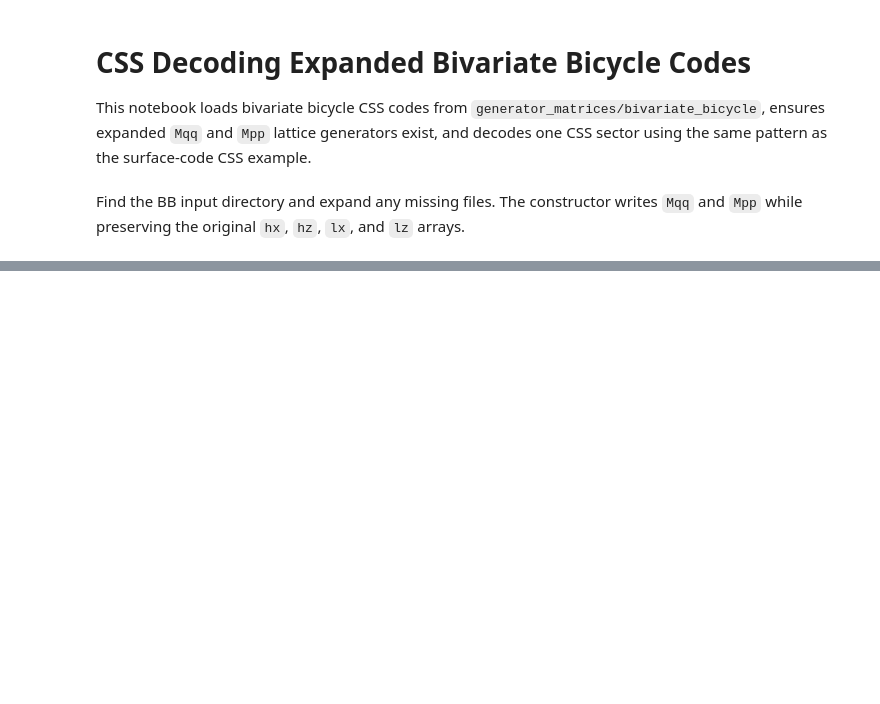
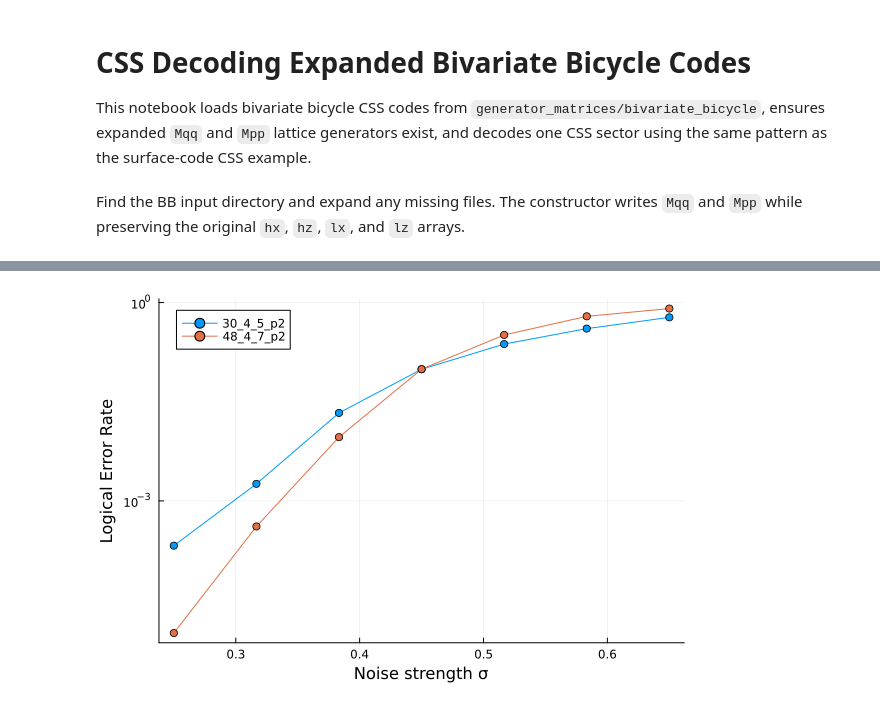
Before and after one commit to timohillmann/LatticeDecoder.jl, a Jupyter notebook: examples/bivariate_bicycle_css_decode.ipynb, the cells around one changed output, grey strips where cells are left out. Saved outputs shown, nothing was run; the diff lists cells and outputs as text; code cells hidden in the pictures; blank space fills up the shorter version.

```diff
--- a/examples/bivariate_bicycle_css_decode.ipynb
+++ b/examples/bivariate_bicycle_css_decode.ipynb
@@ -99,31 +14,0 @@ Decode one Gaussian displacement with belief propagation. Local search is includ
-# %%
-noise_std = 0.45
-max_iter = size(H, 2)
-decoder = "lsd"
-search_interval = 1.0
-
-error_vector = sample_error(noise_std, size(H, 2));
-received = copy(error_vector);
-
-tanner_graph = initialize_tanner_graph(H);
-ldlc_decoder = LDLCDecoder(
-    tanner_graph;
-    schedule = :serial,
-    algorithm = decoder,
-    sigma = noise_std,
-    max_iterations = max_iter,
-    search_interval = search_interval,
-)
-bp_estimate = run_decoder!(ldlc_decoder, received);
-
-decoded_integer_correction = hard_decision(bp_estimate, H);
-
-run_local_search = false
-local_search_integer_correction = copy(decoded_integer_correction);
-
-if run_local_search
-    order = [2, 1, 1];
-    local_search_decoder = LocalSearch(length(order), G, order, false, false, false);
-    λ = abs.(H * bp_estimate) .% 1.0;
-    local_search!(received, λ, local_search_integer_correction, local_search_decoder);
-end
@@ -212,15 +176,17 @@ failure_rates
 # %%
+
+
 p = plot(
-    xlabel = "noise std σ",
-    ylabel = "logical failure rate",
-    title = "Expanded BB CSS decoding ($(basis) sector)",
+    xlabel = "Noise strength σ",
+    ylabel = "Logical Error Rate",
     legend = :topleft,
     yscale = :log10,
 )
 
-for path in expanded_paths
-    label = basename(path)
-    plot!(p, sigmas, failure_rates[label]; marker = :circle, label = label)
+for code in codes
+    plot!(p, sigmas * sqrt(2 * pi), failure_rates[code] .+ 1e-5; marker = :circle, label = code)
 end
 
 p
+# %% [output]
+[figure, added]
```
Also changed, not shown: parts of 10 cells of this notebook, 6 other files.
